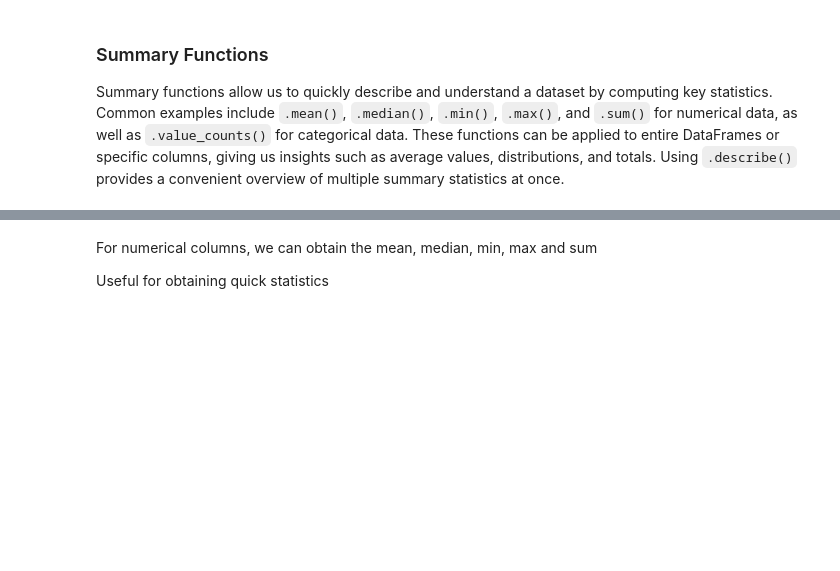
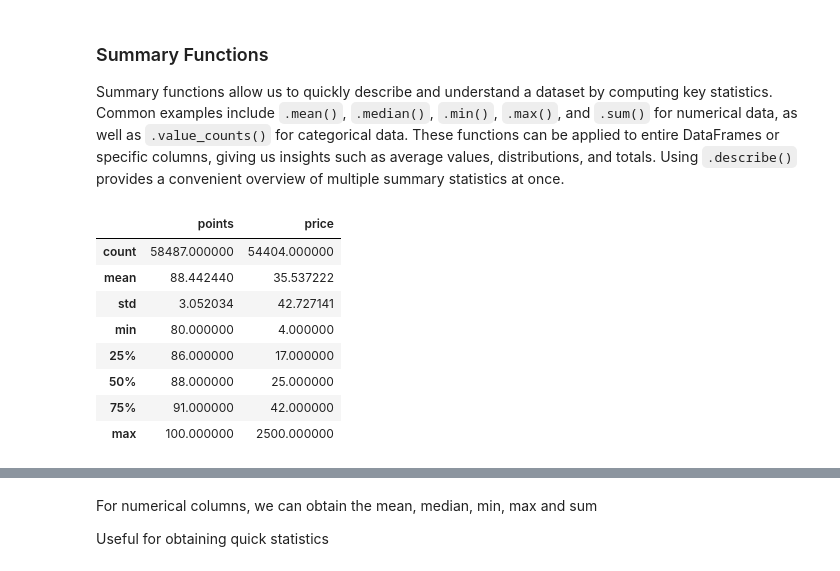
Before and after one commit to knamesmt/AUT25sesh1, a Jupyter notebook: Session_1/Pandas.ipynb, the cells around one changed output, grey strips where cells are left out. Saved outputs shown, nothing was run; the diff lists cells and outputs as text; code cells hidden in the pictures; blank space fills up the shorter version.

```diff
--- a/Session_1/Pandas.ipynb
+++ b/Session_1/Pandas.ipynb
@@ -313,3 +350,15 @@ Create a "sub"-DataFrame from `reviews` that contains all reviews with at least
 ### Summary Functions
 
 Summary functions allow us to quickly describe and understand a dataset by computing key statistics. Common examples include `.mean()`, `.median()`, `.min()`, `.max()`, and `.sum()` for numerical data, as well as `.value_counts()` for categorical data. These functions can be applied to entire DataFrames or specific columns, giving us insights such as average values, distributions, and totals. Using `.describe()` provides a convenient overview of multiple summary statistics at once.
+# %%
+reviews.describe()
+# %% [output]
+|  | points | price |
+| count | 58487.000000 | 54404.000000 |
+| mean | 88.442440 | 35.537222 |
+| std | 3.052034 | 42.727141 |
+| min | 80.000000 | 4.000000 |
+| 25% | 86.000000 | 17.000000 |
+| 50% | 88.000000 | 25.000000 |
+| 75% | 91.000000 | 42.000000 |
+| max | 100.000000 | 2500.000000 |
```
Also changed, not shown: parts of 12 cells of this notebook.
